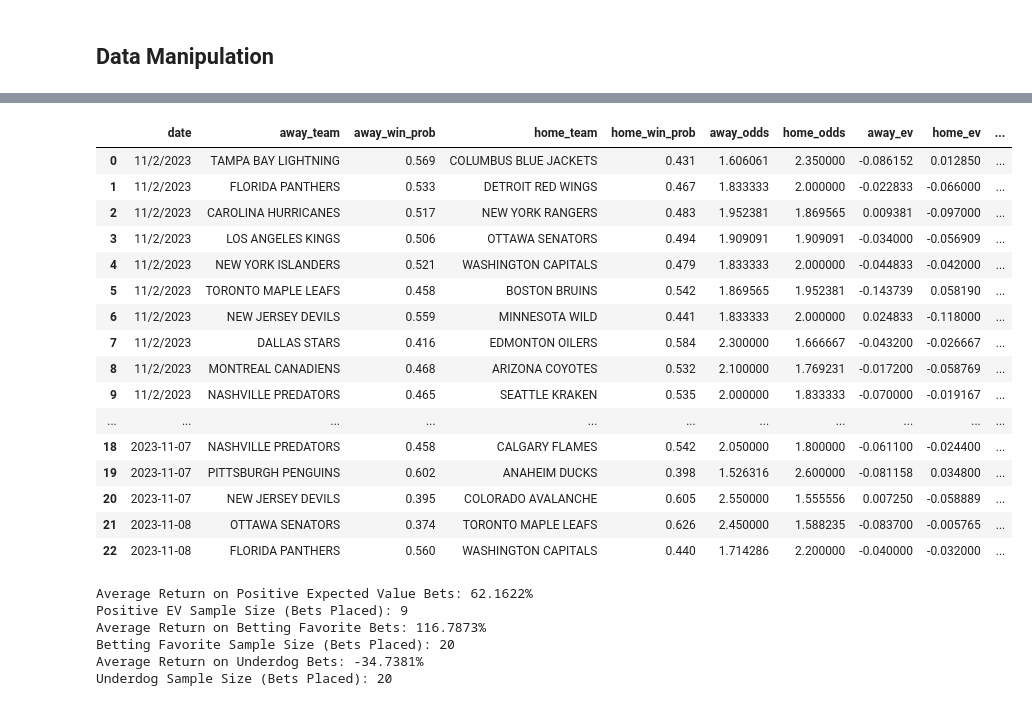
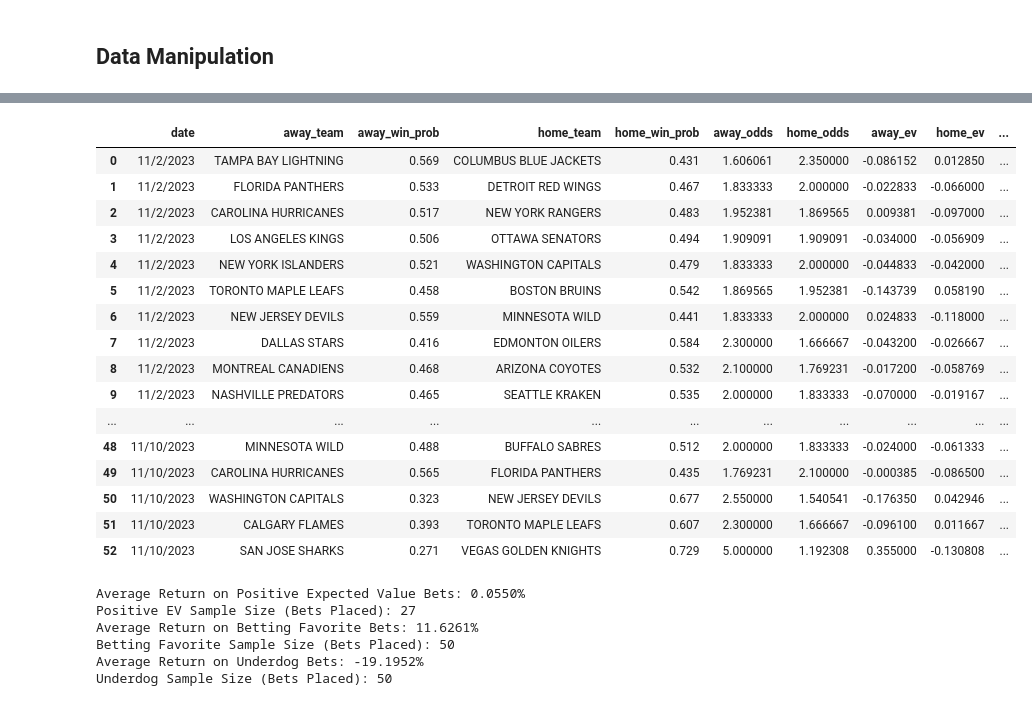
Before and after one commit to traskcon/NHL-Predictions, a Jupyter notebook: NHL-EDGE-Predictions.ipynb, the cells around one changed output, grey strips where cells are left out. Cells and saved outputs as stored; diff of their text form; code cells hidden in the pictures.

Commit message:
Updated data, fixed profit calculation

```diff
--- a/NHL-EDGE-Predictions.ipynb
+++ b/NHL-EDGE-Predictions.ipynb
@@ -216,37 +216,37 @@ temp_df
 # %%
 #profit_df, implement favorite, underdog, moneypuck EV strategies
 profit_df = temp_df.merge(games_df, on=["date","away_team","home_team"])
 profit_df["ev_profit"] = np.where(profit_df["away_ev"] > 0, np.where(profit_df["away_score"] > profit_df["home_score"],
-                                                                    profit_df["away_odds"], -1),
+                                                                    profit_df["away_odds"]-1, -1),
                                   np.where(profit_df["home_ev"] > 0, np.where(profit_df["home_score"]>profit_df["away_score"],
-                                                                    profit_df["home_odds"], -1), 0))
+                                                                    profit_df["home_odds"]-1, -1), 0))
 profit_df["favorite"] = np.where(profit_df["away_odds"] < profit_df["home_odds"], np.where(profit_df["away_score"] > profit_df["home_score"],
-                                                                                          profit_df["away_odds"],-1),
+                                                                                          profit_df["away_odds"]-1,-1),
                                 np.where(profit_df["away_odds"] > profit_df["home_odds"], np.where(profit_df["away_score"] < profit_df["home_score"],
-                                                                                                  profit_df["home_odds"],-1), 0))
+                                                                                                  profit_df["home_odds"]-1,-1), 0))
 profit_df["underdog"] = np.where(profit_df["away_odds"] > profit_df["home_odds"], np.where(profit_df["away_score"] > profit_df["home_score"],
-                                                                                          profit_df["away_odds"],-1),
+                                                                                          profit_df["away_odds"]-1,-1),
                                 np.where(profit_df["away_odds"] < profit_df["home_odds"], np.where(profit_df["away_score"] < profit_df["home_score"],
-                                                                                                  profit_df["home_odds"],-1), 0))
+                                                                                                  profit_df["home_odds"]-1,-1), 0))
 profit_df
 # %% [output]
 |  | date | away_team | away_win_prob | home_team | home_win_prob | away_odds | home_odds | away_ev | home_ev | ... |
 | 0 | 11/2/2023 | TAMPA BAY LIGHTNING | 0.569 | COLUMBUS BLUE JACKETS | 0.431 | 1.606061 | 2.350000 | -0.086152 | 0.012850 | ... |
 | 1 | 11/2/2023 | FLORIDA PANTHERS | 0.533 | DETROIT RED WINGS | 0.467 | 1.833333 | 2.000000 | -0.022833 | -0.066000 | ... |
 | 2 | 11/2/2023 | CAROLINA HURRICANES | 0.517 | NEW YORK RANGERS | 0.483 | 1.952381 | 1.869565 | 0.009381 | -0.097000 | ... |
 | 3 | 11/2/2023 | LOS ANGELES KINGS | 0.506 | OTTAWA SENATORS | 0.494 | 1.909091 | 1.909091 | -0.034000 | -0.056909 | ... |
 | 4 | 11/2/2023 | NEW YORK ISLANDERS | 0.521 | WASHINGTON CAPITALS | 0.479 | 1.833333 | 2.000000 | -0.044833 | -0.042000 | ... |
 | 5 | 11/2/2023 | TORONTO MAPLE LEAFS | 0.458 | BOSTON BRUINS | 0.542 | 1.869565 | 1.952381 | -0.143739 | 0.058190 | ... |
 | 6 | 11/2/2023 | NEW JERSEY DEVILS | 0.559 | MINNESOTA WILD | 0.441 | 1.833333 | 2.000000 | 0.024833 | -0.118000 | ... |
 | 7 | 11/2/2023 | DALLAS STARS | 0.416 | EDMONTON OILERS | 0.584 | 2.300000 | 1.666667 | -0.043200 | -0.026667 | ... |
 | 8 | 11/2/2023 | MONTREAL CANADIENS | 0.468 | ARIZONA COYOTES | 0.532 | 2.100000 | 1.769231 | -0.017200 | -0.058769 | ... |
 | 9 | 11/2/2023 | NASHVILLE PREDATORS | 0.465 | SEATTLE KRAKEN | 0.535 | 2.000000 | 1.833333 | -0.070000 | -0.019167 | ... |
 | ... | ... | ... | ... | ... | ... | ... | ... | ... | ... | ... |
-| 18 | 2023-11-07 | NASHVILLE PREDATORS | 0.458 | CALGARY FLAMES | 0.542 | 2.050000 | 1.800000 | -0.061100 | -0.024400 | ... |
-| 19 | 2023-11-07 | PITTSBURGH PENGUINS | 0.602 | ANAHEIM DUCKS | 0.398 | 1.526316 | 2.600000 | -0.081158 | 0.034800 | ... |
-| 20 | 2023-11-07 | NEW JERSEY DEVILS | 0.395 | COLORADO AVALANCHE | 0.605 | 2.550000 | 1.555556 | 0.007250 | -0.058889 | ... |
-| 21 | 2023-11-08 | OTTAWA SENATORS | 0.374 | TORONTO MAPLE LEAFS | 0.626 | 2.450000 | 1.588235 | -0.083700 | -0.005765 | ... |
-| 22 | 2023-11-08 | FLORIDA PANTHERS | 0.560 | WASHINGTON CAPITALS | 0.440 | 1.714286 | 2.200000 | -0.040000 | -0.032000 | ... |
+| 48 | 11/10/2023 | MINNESOTA WILD | 0.488 | BUFFALO SABRES | 0.512 | 2.000000 | 1.833333 | -0.024000 | -0.061333 | ... |
+| 49 | 11/10/2023 | CAROLINA HURRICANES | 0.565 | FLORIDA PANTHERS | 0.435 | 1.769231 | 2.100000 | -0.000385 | -0.086500 | ... |
+| 50 | 11/10/2023 | WASHINGTON CAPITALS | 0.323 | NEW JERSEY DEVILS | 0.677 | 2.550000 | 1.540541 | -0.176350 | 0.042946 | ... |
+| 51 | 11/10/2023 | CALGARY FLAMES | 0.393 | TORONTO MAPLE LEAFS | 0.607 | 2.300000 | 1.666667 | -0.096100 | 0.011667 | ... |
+| 52 | 11/10/2023 | SAN JOSE SHARKS | 0.271 | VEGAS GOLDEN KNIGHTS | 0.729 | 5.000000 | 1.192308 | 0.355000 | -0.130808 | ... |
 # %%
 print("Average Return on Positive Expected Value Bets: {:.4%}".format(profit_df[profit_df["ev_profit"] != 0]["ev_profit"].mean()))
 print("Positive EV Sample Size (Bets Placed): {}".format(len(profit_df[profit_df["ev_profit"] != 0]["ev_profit"])))
@@ -255,9 +255,9 @@ print("Betting Favorite Sample Size (Bets Placed): {}".format(len(profit_df[prof
 print("Average Return on Underdog Bets: {:.4%}".format(profit_df[profit_df["underdog"] != 0]["underdog"].mean()))
 print("Underdog Sample Size (Bets Placed): {}".format(len(profit_df[profit_df["underdog"] != 0]["underdog"])))
 # %% [output]
-Average Return on Positive Expected Value Bets: 62.1622%
-Positive EV Sample Size (Bets Placed): 9
-Average Return on Betting Favorite Bets: 116.7873%
-Betting Favorite Sample Size (Bets Placed): 20
-Average Return on Underdog Bets: -34.7381%
-Underdog Sample Size (Bets Placed): 20
+Average Return on Positive Expected Value Bets: 0.0550%
+Positive EV Sample Size (Bets Placed): 27
+Average Return on Betting Favorite Bets: 11.6261%
+Betting Favorite Sample Size (Bets Placed): 50
+Average Return on Underdog Bets: -19.1952%
+Underdog Sample Size (Bets Placed): 50
```
Also changed, not shown: parts of 1 cell of this notebook, 3 other files.
